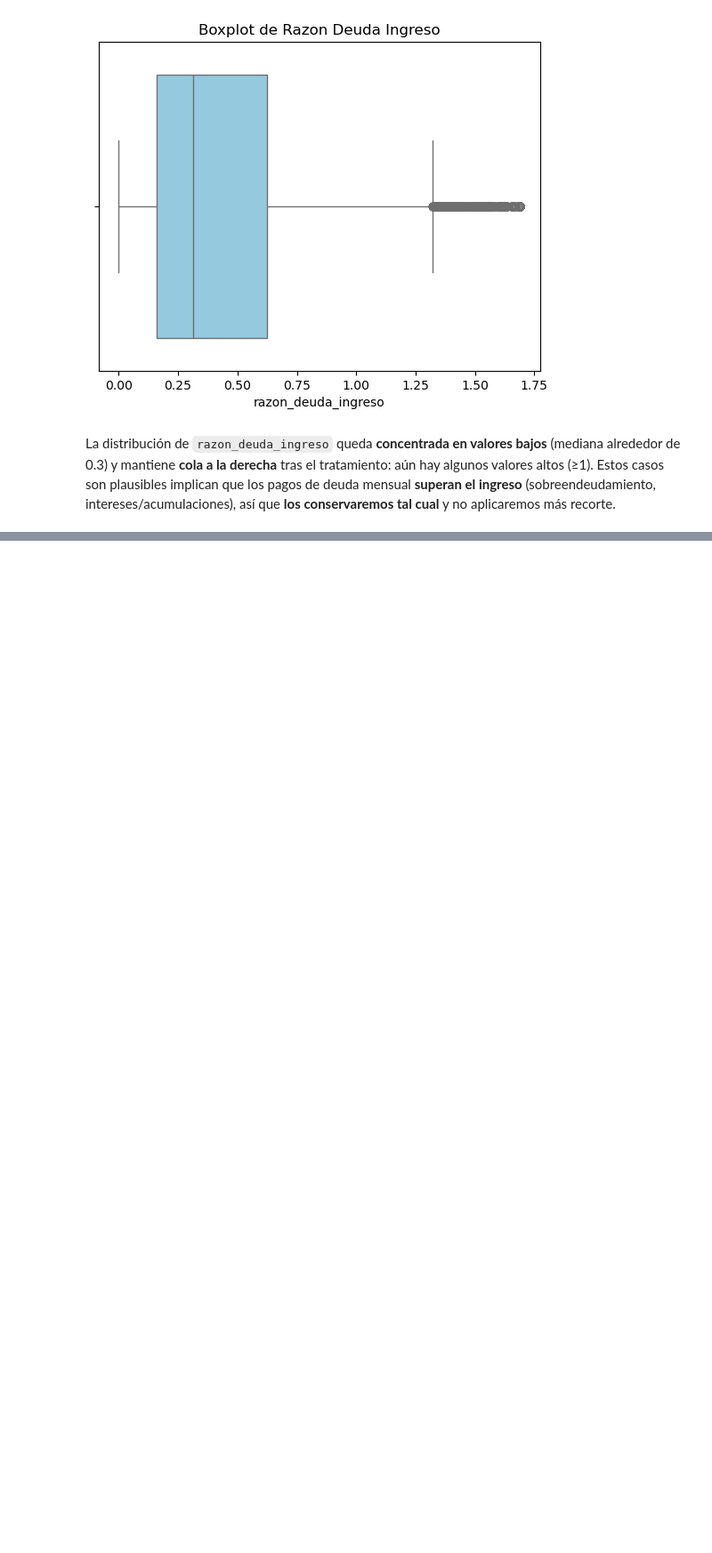
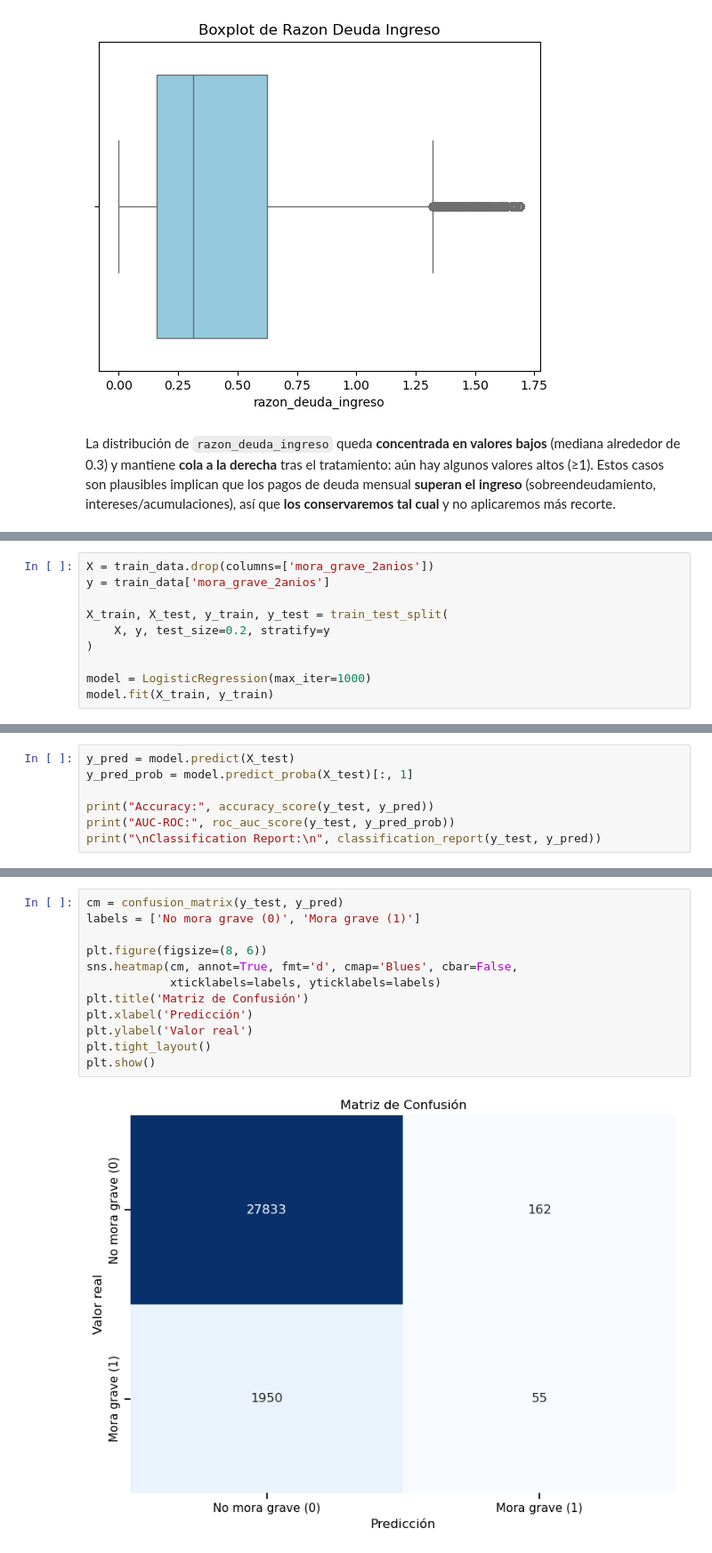
Before and after one commit to sePerezAlbor/ProyectoFinal_MachineLearning, a Jupyter notebook: _sources/EDA.ipynb, the cells around one changed output, grey strips where cells are left out. Shown at 89% size. Drawn from its saved outputs; the diff is of its cells as text; blank space fills up the shorter version.

```diff
--- a/_sources/EDA.ipynb
+++ b/_sources/EDA.ipynb
@@ -769,0 +867,10 @@ La distribución de `razon_deuda_ingreso` queda **concentrada en valores bajos**
+# %%
+X = train_data.drop(columns=['mora_grave_2anios'])
+y = train_data['mora_grave_2anios']
+
+X_train, X_test, y_train, y_test = train_test_split(
+    X, y, test_size=0.2, stratify=y
+)
+
+model = LogisticRegression(max_iter=1000)
+model.fit(X_train, y_train)
@@ -769,0 +879,7 @@ La distribución de `razon_deuda_ingreso` queda **concentrada en valores bajos**
+# %%
+y_pred = model.predict(X_test)
+y_pred_prob = model.predict_proba(X_test)[:, 1]
+
+print("Accuracy:", accuracy_score(y_test, y_pred))
+print("AUC-ROC:", roc_auc_score(y_test, y_pred_prob))
+print("\nClassification Report:\n", classification_report(y_test, y_pred))
@@ -769,0 +901,14 @@ La distribución de `razon_deuda_ingreso` queda **concentrada en valores bajos**
+# %%
+cm = confusion_matrix(y_test, y_pred)
+labels = ['No mora grave (0)', 'Mora grave (1)']
+
+plt.figure(figsize=(8, 6))
+sns.heatmap(cm, annot=True, fmt='d', cmap='Blues', cbar=False,
+            xticklabels=labels, yticklabels=labels)
+plt.title('Matriz de Confusión')
+plt.xlabel('Predicción')
+plt.ylabel('Valor real')
+plt.tight_layout()
+plt.show()
+# %% [output]
+[figure, added]
```
Also changed, not shown: parts of 15 cells of this notebook, 5 other files.
